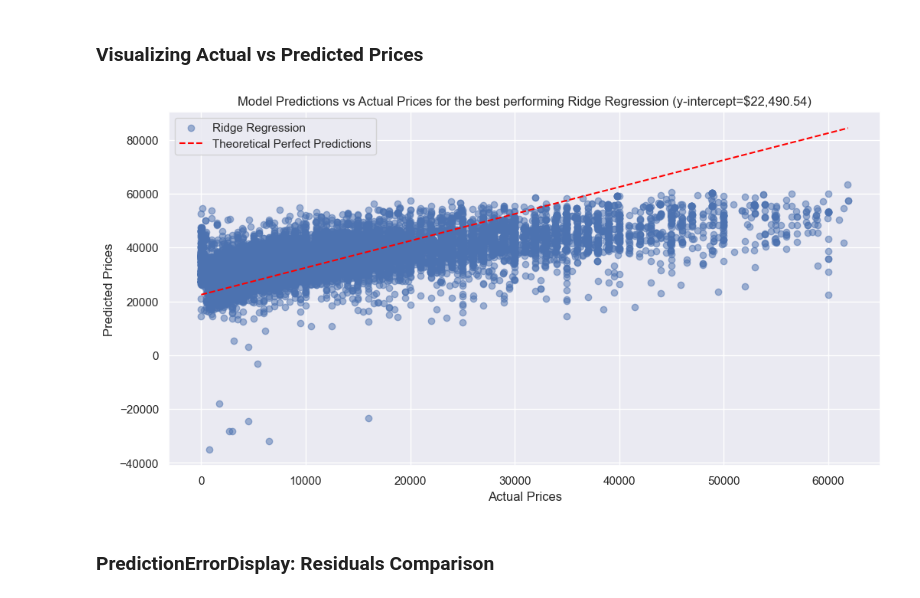
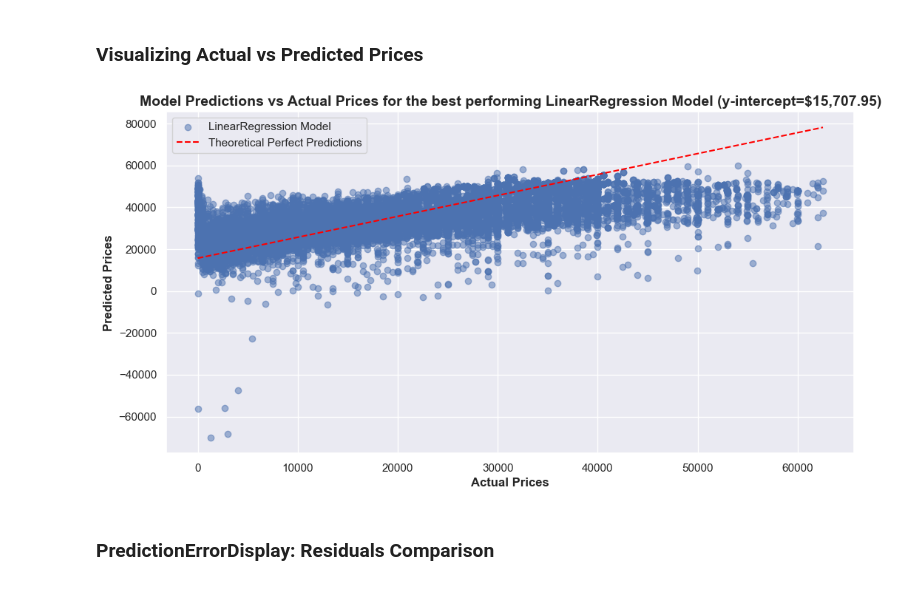
Before and after one commit to fazeelgm/UCB_ML_AI_PracticalApp_II, a Jupyter notebook: DataModels.ipynb, the cells around one changed output. Drawn from its saved outputs; the diff is of its cells as text; code cells hidden in the pictures.

```diff
--- a/DataModels.ipynb
+++ b/DataModels.ipynb
@@ -194,11 +224,11 @@ ColumnTransformer(remainder=StandardScaler(),
 # %% [markdown]
 ## Baseline Regression Models
 # %%
-models = [
-    LinearRegression(),
-    Ridge(alpha=1.0),
-    Lasso(alpha=0.1)
-]
+models = {
+    'LinearRegression' : LinearRegression(),
+    'Ridge' : Ridge(alpha=1.0),
+    'Lasso' : Lasso(alpha=0.1)
+}
 
 # save results for tabulation
 results_baseline = []
@@ -299,15 +334,14 @@ best_params = {}
 cv_scores = {}
 cv_mses = {}
 
-# Scale the data
-X_train_scaled = transformer.fit_transform(X_train)
-X_test_scaled = transformer.fit_transform(X_test)
-
 # Run cross validation using GridSearchCV
 cv=5
 for model in models:
     clf = models[model]
-    logging.debug(f'clf: {type(clf)}, params: {param_grid[model]}')
+    start_time = time.time()
+
+    print(f'Working on {model}, params: {param_grid[model]} ... ', end='')
+    logging.debug(f'Working on {model} - clf: {type(clf)}, params: {param_grid[model]}')
     grid = GridSearchCV(clf, param_grid=param_grid[model], cv=cv, scoring='neg_mean_squared_error')
     grid.fit(X_train_scaled, y_train)
 
@@ -331,3 +365,7 @@ for model in models:
     logging.debug(f'Score: {score}, r2: {r2}')
 
     results_tuned.append(get_model_metrics_as_results(model, y_preds, y_test, r2))
+
+    print(f'Done with {model} ({time.time() - start_time:,.4f} sec)')
+
+logging.getLogger().setLevel(logging.INFO)
@@ -393,0 +448,7 @@ RESULTS: Optimized Model results after hyperparameter tuning and cross-validatio
+# %%
+best_model_name = results_tuned_df['R2 Score'].idxmax()
+best_model = best_models[best_model_name]
+print('Best Model: {} - R2 Score: {:,.2f}%, RMSE: {}'
+      .format(best_model_name,
+              float(results_tuned_df.loc[best_model_name]['R2 Score']) * 100,
+              results_tuned_df.loc[best_model_name]['RMSE']))
@@ -401,26 +464,28 @@ In addition, the base price of a car is given by the y-intercept for the model:
 ### Visualizing Actual vs Predicted Prices
 # %%
 # Plot predictions
-best_model = best_models['Ridge']
 y_preds = best_model.predict(X_test_scaled)
 y_intercept = best_model.intercept_
 
 # Adjust for the y-intercept
 y_preds = np.add(y_preds, y_intercept)
 perfect_pt_1 = [min(y_test), max(y_test)]
 perfect_pt_2 = [min(y_test), max(y_test)] + y_intercept
 
 plt.figure(figsize=(12, 6))
-plt.scatter(x=y_test, y=y_preds, label='Ridge Regression', alpha=0.5)
+plt.scatter(x=y_test, y=y_preds, label=f'{best_model_name} Model', alpha=0.5)
 plt.plot(perfect_pt_1, perfect_pt_2, color='red', linestyle='--', label='Theoretical Perfect Predictions')
-plt.xlabel('Actual Prices')
-plt.ylabel('Predicted Prices')
-plt.title(f'Model Predictions vs Actual Prices for the best performing Ridge Regression (y-intercept=${y_intercept:,.2f})')
+
+plt.xlabel('Actual Prices', fontdict=axes_fonts)
+plt.ylabel('Predicted Prices', fontdict=axes_fonts)
+plt.title(f'Model Predictions vs Actual Prices for the best performing {best_model_name} Model (y-intercept=${y_intercept:,.2f})',
+          fontdict=title_fonts)
 plt.legend()
+
 plt.savefig('images/scatter-optimized-preds-v-test.png')
 plt.show()
 # %% [output]
-[figure, old version]
+[figure, new version]
 # %%
 # # # How to get the list of available Displays for my version of sklearn
 # # from sklearn.utils.discovery import all_displays
```
Also changed, not shown: parts of 48 cells of this notebook, 6 other files.
